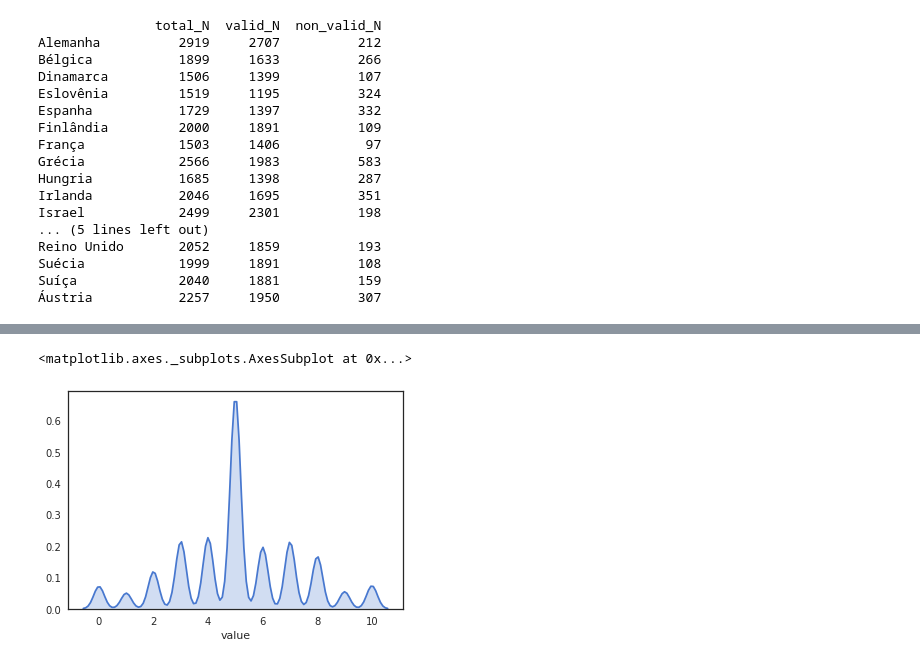
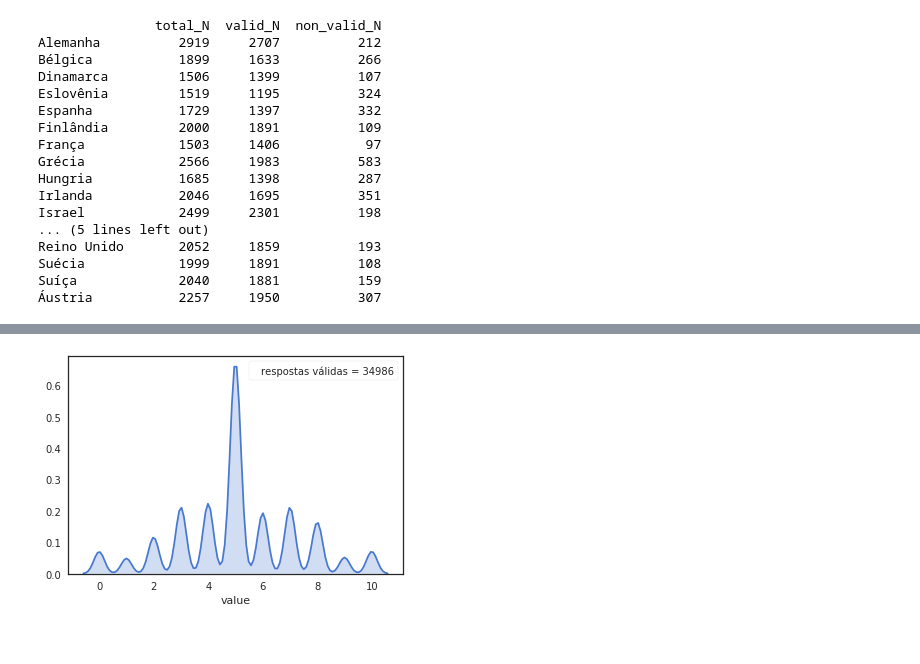
Before and after one commit to marcelovmaciel/Projeto, a Jupyter notebook: data-analysis/01-load_ess.ipynb, the cells around one changed output, grey strips where cells are left out. Saved outputs shown, nothing was run; the diff lists cells and outputs as text; code cells hidden in the pictures.

```diff
--- a/data-analysis/01-load_ess.ipynb
+++ b/data-analysis/01-load_ess.ipynb
@@ -90,8 +113,11 @@ plt.savefig("ess2002plots.pdf",dpi = 200)
 #ideo["cntry"].unique()
 # print(len(list(ess2002.columns.values)))
 #display(ess2002.head())
-# %%
-sns.distplot(ideo["value"],hist = False,kde_kws={"shade": True})
-# %% [output]
-<matplotlib.axes._subplots.AxesSubplot at 0x...>
-[figure, removed]
+# %%
+total_valids = validity_table["valid_N"].sum()
+sns.distplot(valid_ideo["value"],hist = False,kde_kws={"shade": True},\
+             label = "respostas válidas = {}".format(total_valids))
+plt.legend(frameon = True,handlelength = 0)
+plt.savefig("total_N_ess2002.pdf",dpi = 400)
+# %% [output]
+[figure, added]
```
Also changed, not shown: parts of 3 cells of this notebook.
